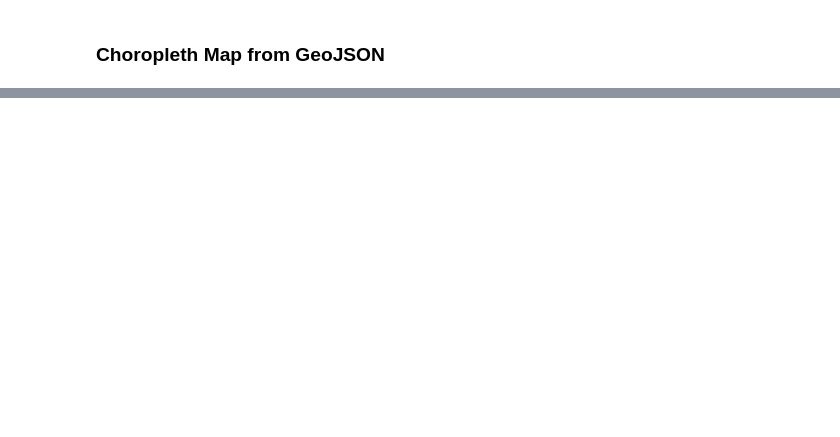
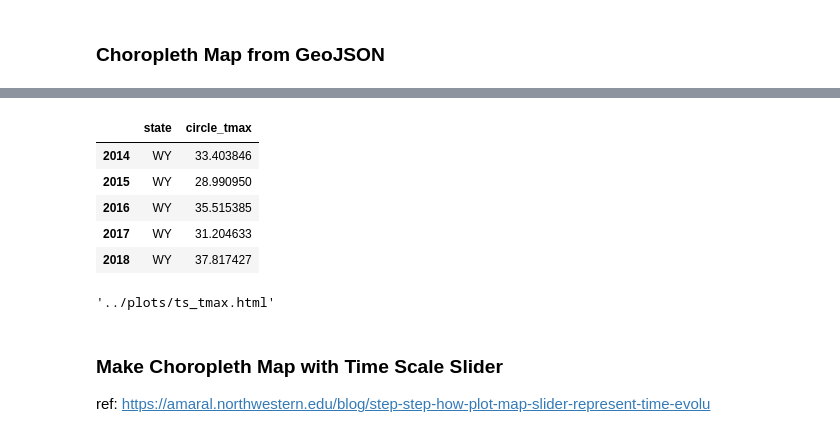
Before and after one commit to DataKind-DC/audubon-cbc, a Jupyter notebook: notebooks/2.1-ijd-viz.ipynb, the cells around one changed output, grey strips where cells are left out. Cells and saved outputs as stored; diff of their text form; code cells hidden in the pictures; blank space fills up the shorter version.

```diff
--- a/notebooks/2.1-ijd-viz.ipynb
+++ b/notebooks/2.1-ijd-viz.ipynb
@@ -333,0 +492,13 @@ ply.plot(fig, filename='../plots/choropleth_ff.html', auto_open=popen)
+# %%
+# Combine the dataframes and convert to long format
+df_ts_circle_tmax_long = pd.melt(df_ts_circle_tmax,
+                                 var_name='state',
+                                 value_name='circle_tmax',
+                                 ignore_index=False)
+
+df_ts_noaa_tmax_long = pd.melt(df_ts_noaa_tmax,
+                                 var_name='state',
+                                 value_name='circle_tmax',
+                                 ignore_index=False)
+
+# Merge dataframes ?
@@ -333,0 +513,67 @@ ply.plot(fig, filename='../plots/choropleth_ff.html', auto_open=popen)
+# %%
+df_ts_circle_tmax_long.tail()
+# %% [output]
+|  | state | circle_tmax |
+| 2014 | WY | 33.403846 |
+| 2015 | WY | 28.990950 |
+| 2016 | WY | 35.515385 |
+| 2017 | WY | 31.204633 |
+| 2018 | WY | 37.817427 |
+# %%
+# Make line plot
+x_all = df_ts_circle_tmax.index
+y1 = df_ts_circle_tmax.loc[:, 'FL']
+name1 = 'FL-circle'
+y2 = df_ts_noaa_tmax.loc[:, 'FL']
+name2 = 'FL-noaa'
+y3 = df_ts_circle_tmax.loc[:, 'TX']
+name3 = 'TX-circle'
+y4 = df_ts_noaa_tmax.loc[:, 'TX']
+name4 = 'TX-noaa'
+y5 = df_ts_circle_tmax.loc[:, 'WA']
+name5 = 'WA-circle'
+y6 = df_ts_noaa_tmax.loc[:, 'WA']
+name6 = 'WA-noaa'
+y7 = df_ts_circle_tmax.loc[:, 'VT']
+name7 = 'VT-circle'
+y8 = df_ts_noaa_tmax.loc[:, 'VT']
+name8 = 'VT-noaa'
+
+
+fig = go.Figure()
+fig.add_trace(go.Scatter(x=x_all, y=y1,
+                         name=name1,
+                         line=dict(color='firebrick', dash='solid')))
+fig.add_trace(go.Scatter(x=x_all, y=y2,
+                         name=name2,
+                         line=dict(color='firebrick', dash='dot')))
+fig.add_trace(go.Scatter(x=x_all, y=y3,
+                         name=name3,
+                         line=dict(color='royalblue', dash='solid')))
+fig.add_trace(go.Scatter(x=x_all, y=y4,
+                         name=name4,
+                         line=dict(color='royalblue', dash='dot')))
+fig.add_trace(go.Scatter(x=x_all, y=y5,
+                         name=name5,
+                         line=dict(color='black', dash='solid')))
+fig.add_trace(go.Scatter(x=x_all, y=y6,
+                         name=name6,
+                         line=dict(color='black', dash='dot')))
+fig.add_trace(go.Scatter(x=x_all, y=y7,
+                         name=name7,
+                         line=dict(color='lightgreen', dash='solid')))
+fig.add_trace(go.Scatter(x=x_all, y=y8,
+                         name=name8,
+                         line=dict(color='lightgreen', dash='dot')))
+fig.update_layout(title="Time-Series Comparison b/w Circles and NOAA Stations: Tmax",
+                  template="simple_white")
+fig.update_xaxes(title_text='Year')
+fig.update_yaxes(title_text='Max Temperature [F]',
+                 range=[0, 100])
+ply.plot(fig, filename='../plots/ts_tmax.html', auto_open=popen)
+# %% [output]
+'../plots/ts_tmax.html'
+# %% [markdown]
+### Make Choropleth Map with Time Scale Slider
+
+ref: https://amaral.northwestern.edu/blog/step-step-how-plot-map-slider-represent-time-evolu
```
Also changed, not shown: parts of 39 cells of this notebook.
